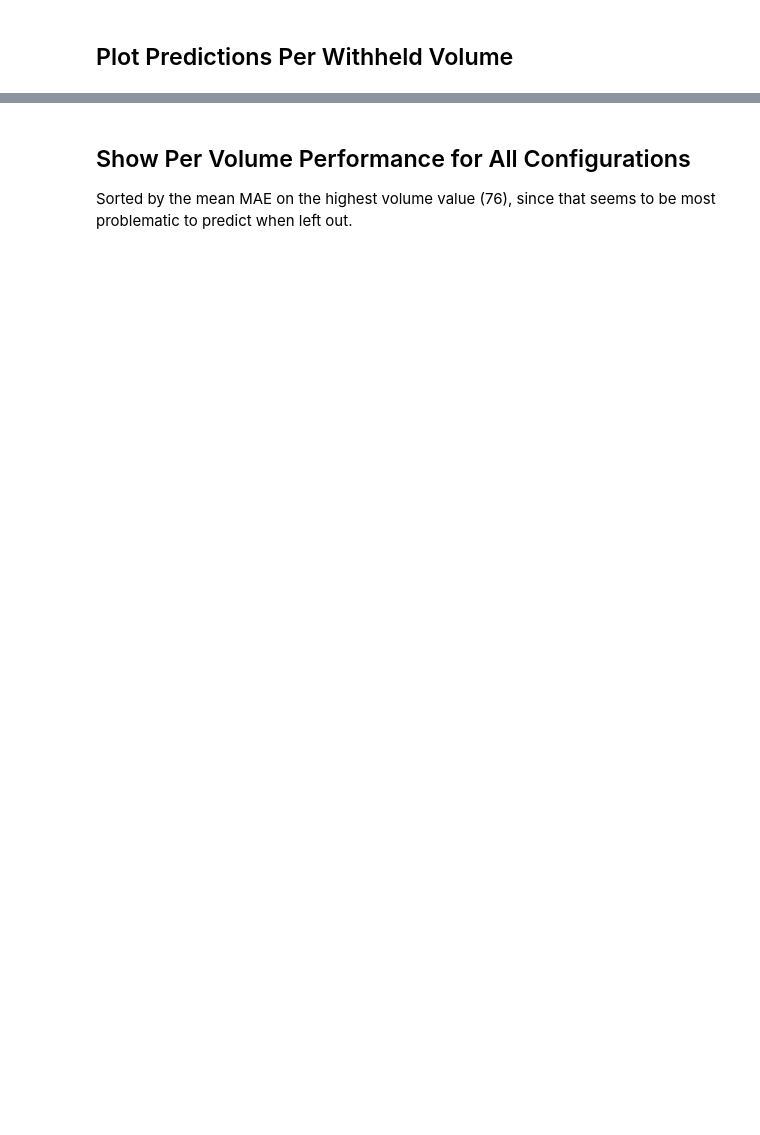
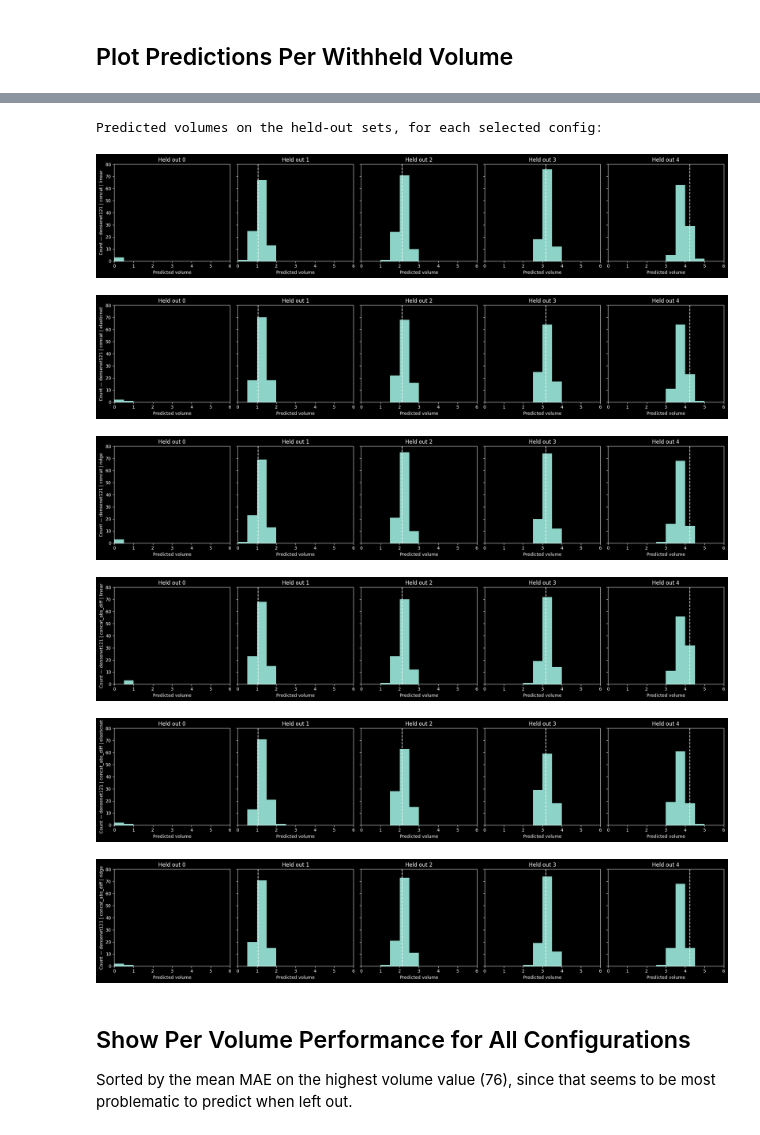
Before and after one commit to MineaSolas/ComputerVisionProject, a Jupyter notebook: top_side_frozen_lovo.ipynb, the cells around one changed output, grey strips where cells are left out. Cells and saved outputs as stored; diff of their text form; code cells hidden in the pictures; blank space fills up the shorter version.

```diff
--- a/top_side_frozen_lovo.ipynb
+++ b/top_side_frozen_lovo.ipynb
@@ -176,7 +272,7 @@ leave_one_volume_predictions = pd.DataFrame(lovo_prediction_rows)
 unique_volumes = np.sort(leave_one_volume_predictions["held_out_volume"].unique())
 
 display(all_lovo_summary)
-PLOT_CONFIGS = all_lovo_summary.head(5).apply(
+PLOT_CONFIGS = all_lovo_summary.head(6).apply(
     lambda row: f"{row['backbone']} | {row['fusion']} | {row['regressor']}",
     axis=1
 ).tolist()
@@ -209,3 +305,4 @@ for config_name in PLOT_CONFIGS:
     axes[0].set_ylabel(f"Count — {config_name}")
     plt.tight_layout()
     plt.show()
+# %% [output]
@@ -212,3 +316,10 @@ for config_name in PLOT_CONFIGS:
+Predicted volumes on the held-out sets, for each selected config:
+[figure, added]
+[figure, added]
+[figure, added]
+[figure, added]
+[figure, added]
+[figure, added]
 # %% [markdown]
 ## Show Per Volume Performance for All Configurations
 Sorted by the mean MAE on the highest volume value (76), since that seems to be most problematic to predict when left out.
```
Also changed, not shown: parts of 9 cells of this notebook, 14 other files.
